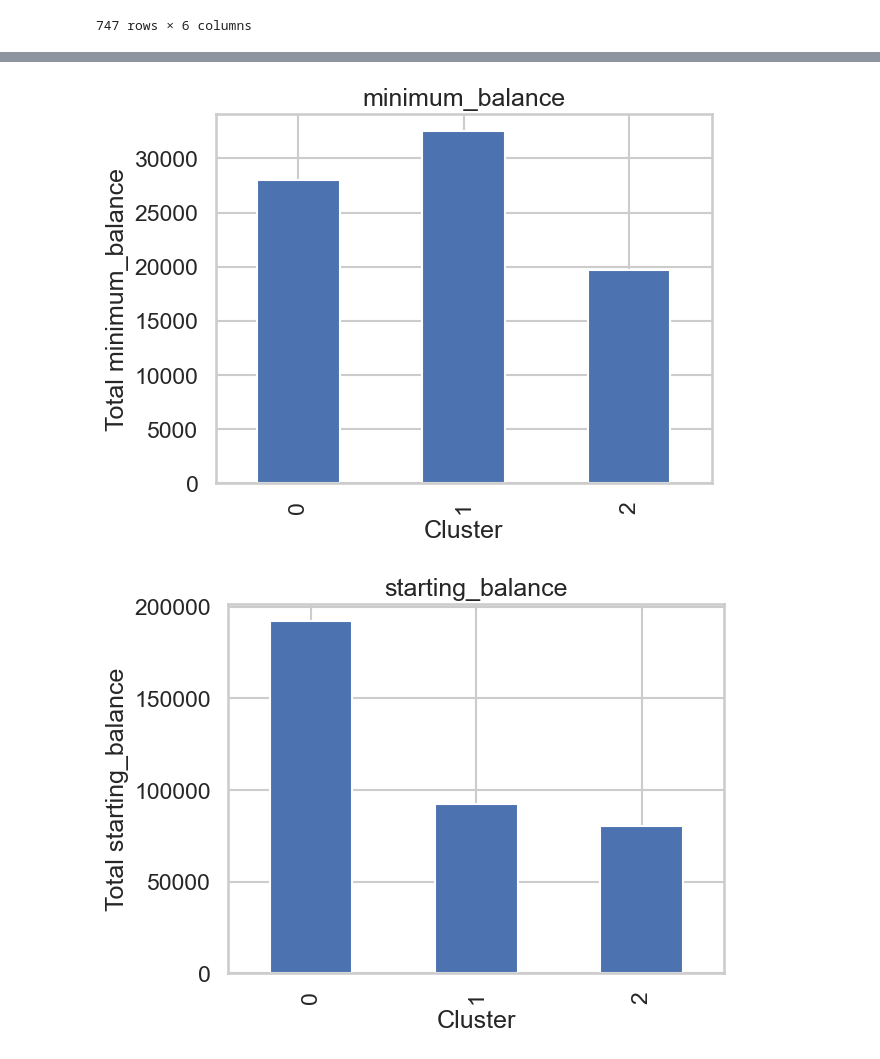
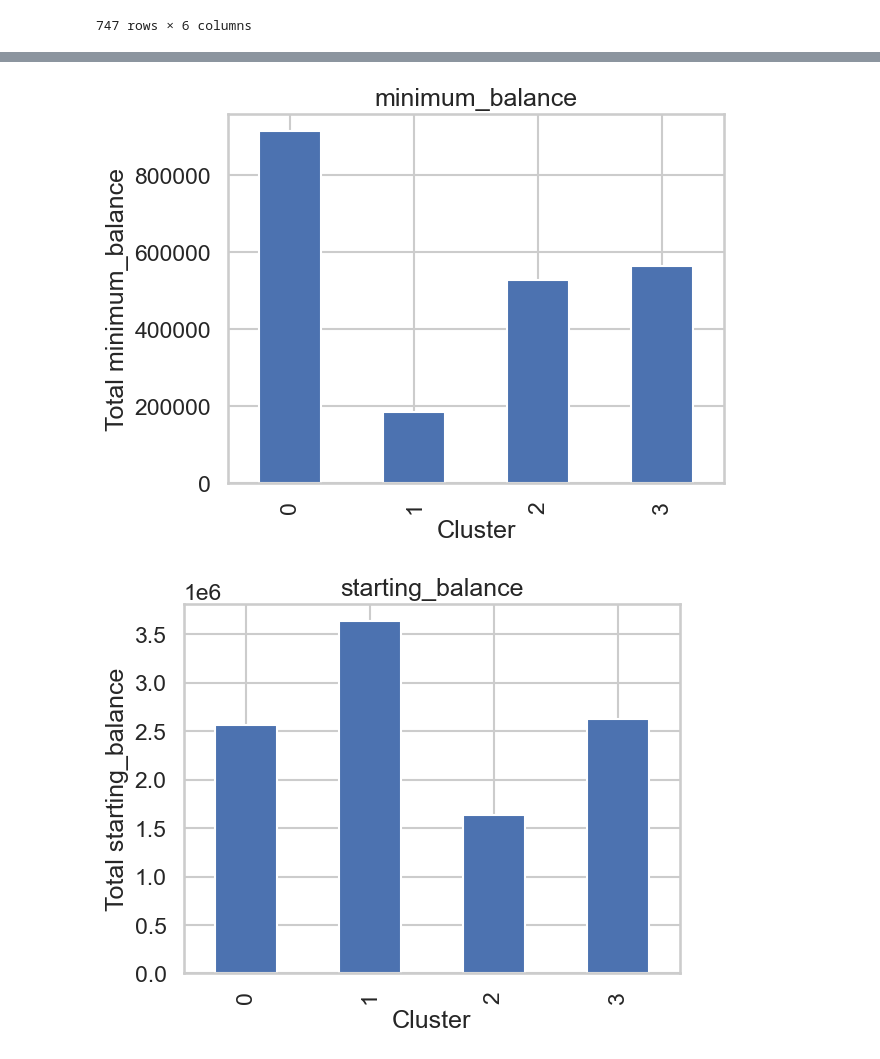
Before and after one commit to Loneruin/Clustering, a Jupyter notebook: saving_account.ipynb, the cells around one changed output, grey strips where cells are left out. Cells and saved outputs as stored; diff of their text form; code cells hidden in the pictures.

```diff
--- a/saving_account.ipynb
+++ b/saving_account.ipynb
@@ -93,4 +115,4 @@ saving_accounts['account_active'] = saving_accounts['account_active'].replace({'
 # %%
 customer_saving = pd.merge(saving_accounts, customer_age_data, how = 'inner')
 # %%
-customer_saving
+customer_data = pd.merge(customer_saving, saving_transaction, how = 'inner')
@@ -111,5 +119,5 @@ customer_saving
 # %%
-cluster_data = customer_saving[['acct_type','age_bin','minimum_balance', 'starting_balance', 'ending_balance', 'saving_amt','account_active','age_bin_(13, 20]', 'age_bin_(20, 40]', 'age_bin_(40, 60]','age_bin_(60, 90]' ]]
+cluster_data = customer_data[['acct_type','age_bin','minimum_balance', 'starting_balance', 'ending_balance','tran_amt','account_active','age_bin_(13, 20]', 'age_bin_(20, 40]', 'age_bin_(40, 60]','age_bin_(60, 90]' ]]
 # %%
 cluster_data
 # %% [output]
@@ -129,8 +137,8 @@ cluster_data
 # %%
 # scale data
 cluster_data.dropna(inplace = True)
-cols = ['minimum_balance', 'starting_balance', 'ending_balance', 'saving_amt', 'account_active', 'age_bin_(13, 20]', 'age_bin_(20, 40]', 'age_bin_(40, 60]', 'age_bin_(60, 90]']
-cols_scaled = ['minimum_balance_scaled', 'starting_balance_scaled', 'ending_balance_scaled','saving_amt_scaled','account_active_scaled', 'age_bin_(13, 20]_scaled', 'age_bin_(20, 40]_scaled', 'age_bin_(40, 60]_scaled', 'age_bin_(60, 90]_scaled']
+cols = ['minimum_balance', 'starting_balance', 'ending_balance', 'tran_amt', 'account_active', 'age_bin_(13, 20]', 'age_bin_(20, 40]', 'age_bin_(40, 60]', 'age_bin_(60, 90]']
+cols_scaled = ['minimum_balance_scaled', 'starting_balance_scaled', 'ending_balance_scaled','tran_amt', 'account_active_scaled', 'age_bin_(13, 20]_scaled', 'age_bin_(20, 40]_scaled', 'age_bin_(40, 60]_scaled', 'age_bin_(60, 90]_scaled']
 scaler = StandardScaler()
 cluster_data[cols_scaled] = scaler.fit_transform(cluster_data[cols])
 cluster_data.head()
@@ -176,6 +191,6 @@ AgglomerativeClustering(n_clusters=3)
 # %%
 #Adding cluster column from output of model
-clustering_model = AgglomerativeClustering(n_clusters=3, linkage="ward")
+clustering_model = AgglomerativeClustering(n_clusters=4, linkage="ward")
 cluster_new = cluster_data.iloc[:, 11:]
 
 clustering_model.fit(cluster_new)
@@ -218,10 +221,10 @@ See the caveats in the documentation: https://pandas.pydata.org/pandas-docs/stab
 # %%
 # Visualize the results by total
-features = list(cluster_data.columns)[2:7]
+features = list(cluster_data.columns)[2:6]
 for x in features:
   plt.figure()
   cluster_data.groupby(["cluster"])[x].sum().plot(kind="bar", ylabel='Total ' + x , xlabel='Cluster', figsize=(10, 6), subplots=True)
   plt.show()
 # %% [output]
-[figure, old version]
+[figure, new version]
-[figure, old version]
+[figure, new version]
```
Also changed, not shown: parts of 22 cells of this notebook, 1 other file.
